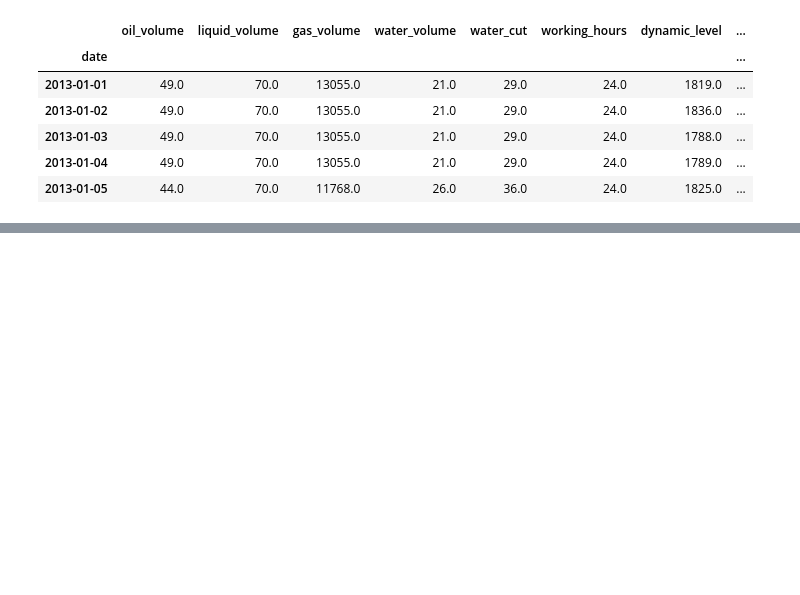
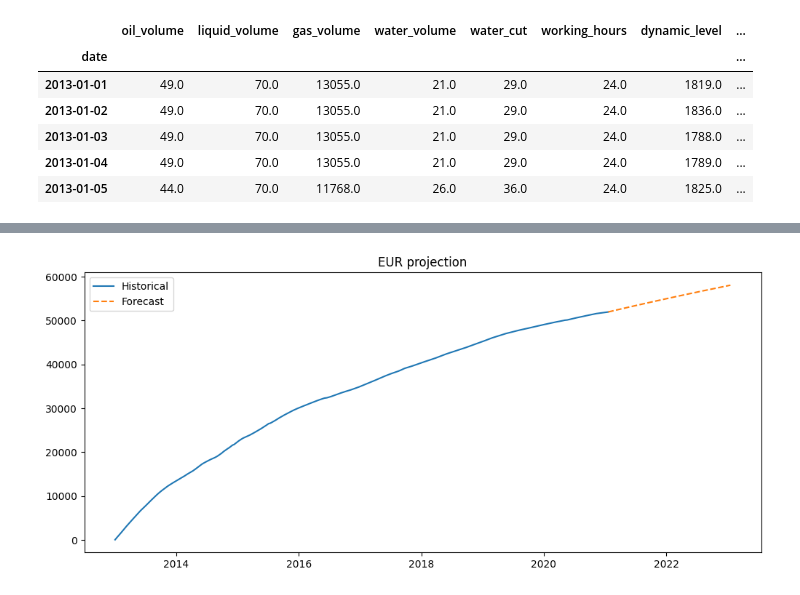
Before and after one commit to Jofregf/oil-well-production-analysis, a Jupyter notebook: notebooks/04_decline_curve_analysis.ipynb, the cells around one changed output, grey strips where cells are left out. Cells and saved outputs as stored; diff of their text form; code cells hidden in the pictures; blank space fills up the shorter version.

```diff
--- a/notebooks/04_decline_curve_analysis.ipynb
+++ b/notebooks/04_decline_curve_analysis.ipynb
@@ -333,0 +112,15 @@ Revenue until economic limit: 426650.6611182537
+# %%
+cum_hist = np.cumsum(q)
+cum_future = cum_hist[-1] + np.cumsum(q_forecast)
+
+plt.figure(figsize = (12, 5))
+
+plt.plot(df.index, cum_hist, label = "Historical")
+plt.plot(future_dates, cum_future, "--", label = "Forecast" )
+
+plt.legend()
+plt.title("EUR projection")
+
+plt.savefig("../outputs/figures/eur_projection.png")
+# %% [output]
+[figure, added]
```
Also changed, not shown: parts of 44 cells of this notebook, 17 other files.
